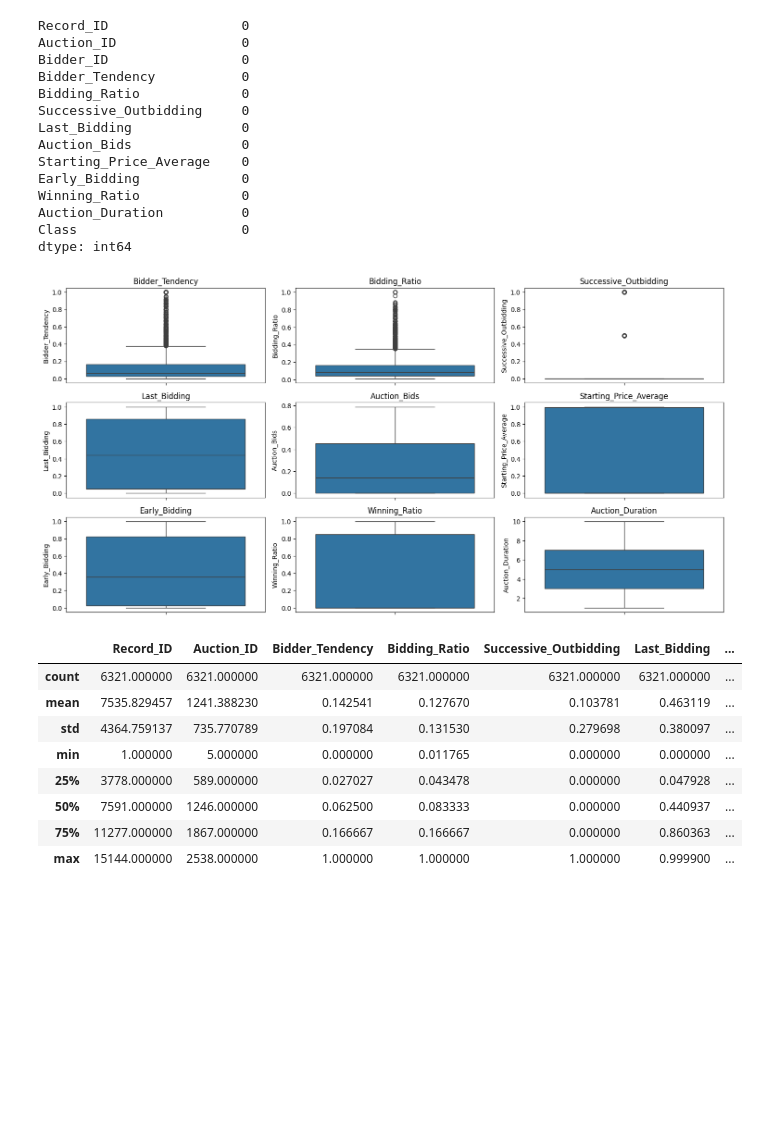
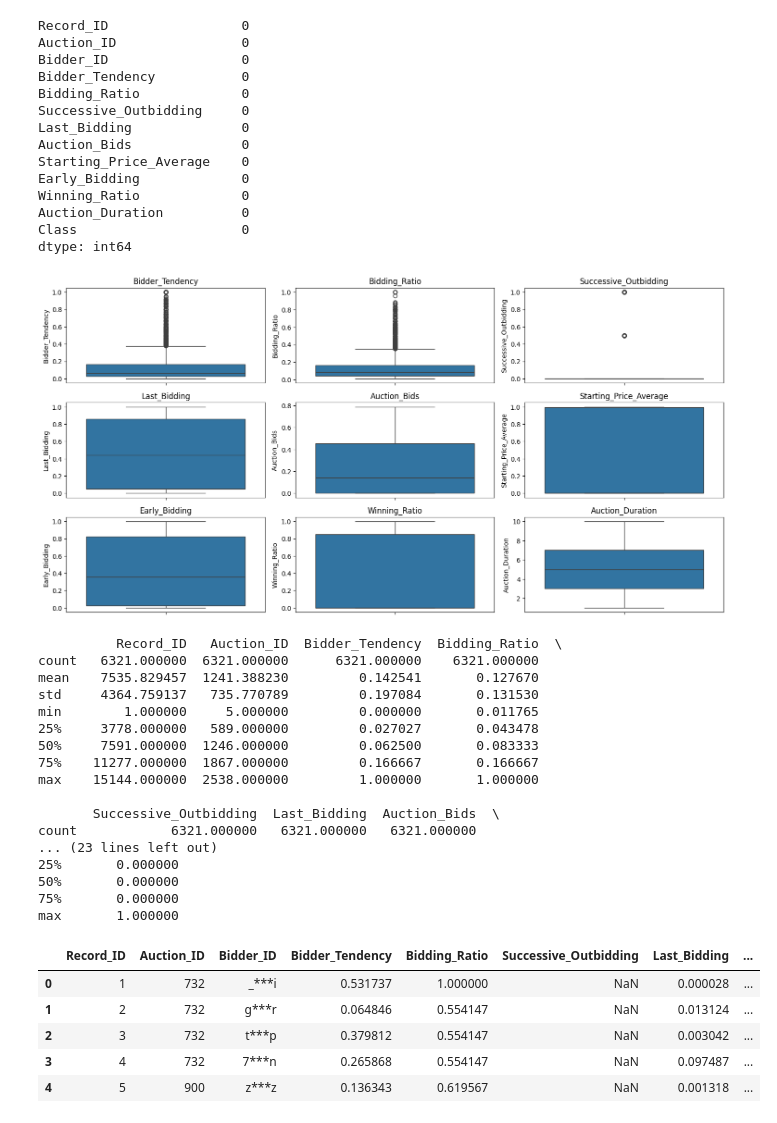
Before and after one commit to xiu-shi/DA_L7, a Jupyter notebook: L7_term3/L7_term3_ML_CA1.ipynb, the cells around one changed output. Cells and saved outputs as stored; diff of their text form; code cells hidden in the pictures; blank space fills up the shorter version.

```diff
--- a/L7_term3/L7_term3_ML_CA1.ipynb
+++ b/L7_term3/L7_term3_ML_CA1.ipynb
@@ -46,16 +49,24 @@ for i, column in enumerate(numerical_columns, 1):
 plt.tight_layout()
 plt.show()
 
-# display statistical summary
-stat_summary
+# print statistical summary
+print(stat_summary)
 # %% [output]
 [figure]
-|  | Record_ID | Auction_ID | Bidder_Tendency | Bidding_Ratio | Successive_Outbidding | Last_Bidding | ... |
-| count | 6321.000000 | 6321.000000 | 6321.000000 | 6321.000000 | 6321.000000 | 6321.000000 | ... |
-| mean | 7535.829457 | 1241.388230 | 0.142541 | 0.127670 | 0.103781 | 0.463119 | ... |
-| std | 4364.759137 | 735.770789 | 0.197084 | 0.131530 | 0.279698 | 0.380097 | ... |
-| min | 1.000000 | 5.000000 | 0.000000 | 0.011765 | 0.000000 | 0.000000 | ... |
-| 25% | 3778.000000 | 589.000000 | 0.027027 | 0.043478 | 0.000000 | 0.047928 | ... |
-| 50% | 7591.000000 | 1246.000000 | 0.062500 | 0.083333 | 0.000000 | 0.440937 | ... |
-| 75% | 11277.000000 | 1867.000000 | 0.166667 | 0.166667 | 0.000000 | 0.860363 | ... |
-| max | 15144.000000 | 2538.000000 | 1.000000 | 1.000000 | 1.000000 | 0.999900 | ... |
+          Record_ID   Auction_ID  Bidder_Tendency  Bidding_Ratio  \
+count   6321.000000  6321.000000      6321.000000    6321.000000
+mean    7535.829457  1241.388230         0.142541       0.127670
+std     4364.759137   735.770789         0.197084       0.131530
+min        1.000000     5.000000         0.000000       0.011765
+25%     3778.000000   589.000000         0.027027       0.043478
+50%     7591.000000  1246.000000         0.062500       0.083333
+75%    11277.000000  1867.000000         0.166667       0.166667
+max    15144.000000  2538.000000         1.000000       1.000000
+
+       Successive_Outbidding  Last_Bidding  Auction_Bids  \
+count            6321.000000   6321.000000   6321.000000
+... (23 lines left out)
+25%       0.000000
+50%       0.000000
+75%       0.000000
+max       1.000000
@@ -61,0 +76,30 @@ stat_summary
+# %%
+# create a function to cap outliers using the IQR method
+def cap_outliers(df, column):
+    Q1 = df[column].quantile(0.25)
+    Q3 = df[column].quantile(0.75)
+    IQR = Q3 - Q1
+    lower_bound = Q1 - 1.5 * IQR
+    upper_bound = Q3 + 1.5 * IQR
+    df[column] = df[column].apply(lambda x: upper_bound if x > upper_bound else (lower_bound if x < lower_bound else x))
+    return df
+
+# apply the function to all numerical columns
+for column in numerical_columns:
+    shill_bidding_data = cap_outliers(shill_bidding_data, column)
+
+### and then normalize numerical data fbetween 0 and 1 or better comparison.
+# normalize numerical columns
+normalized_data = shill_bidding_data.copy()
+for column in numerical_columns:
+    normalized_data[column] = (shill_bidding_data[column] - shill_bidding_data[column].min()) / (shill_bidding_data[column].max() - shill_bidding_data[column].min())
+
+# display the normalized data to verify
+normalized_data.head()
+# %% [output]
+|  | Record_ID | Auction_ID | Bidder_ID | Bidder_Tendency | Bidding_Ratio | Successive_Outbidding | Last_Bidding | ... |
+| 0 | 1 | 732 | _***i | 0.531737 | 1.000000 | NaN | 0.000028 | ... |
+| 1 | 2 | 732 | g***r | 0.064846 | 0.554147 | NaN | 0.013124 | ... |
+| 2 | 3 | 732 | t***p | 0.379812 | 0.554147 | NaN | 0.003042 | ... |
+| 3 | 4 | 732 | 7***n | 0.265868 | 0.554147 | NaN | 0.097487 | ... |
+| 4 | 5 | 900 | z***z | 0.136343 | 0.619567 | NaN | 0.001318 | ... |
```
Also changed, not shown: parts of 6 cells of this notebook.
